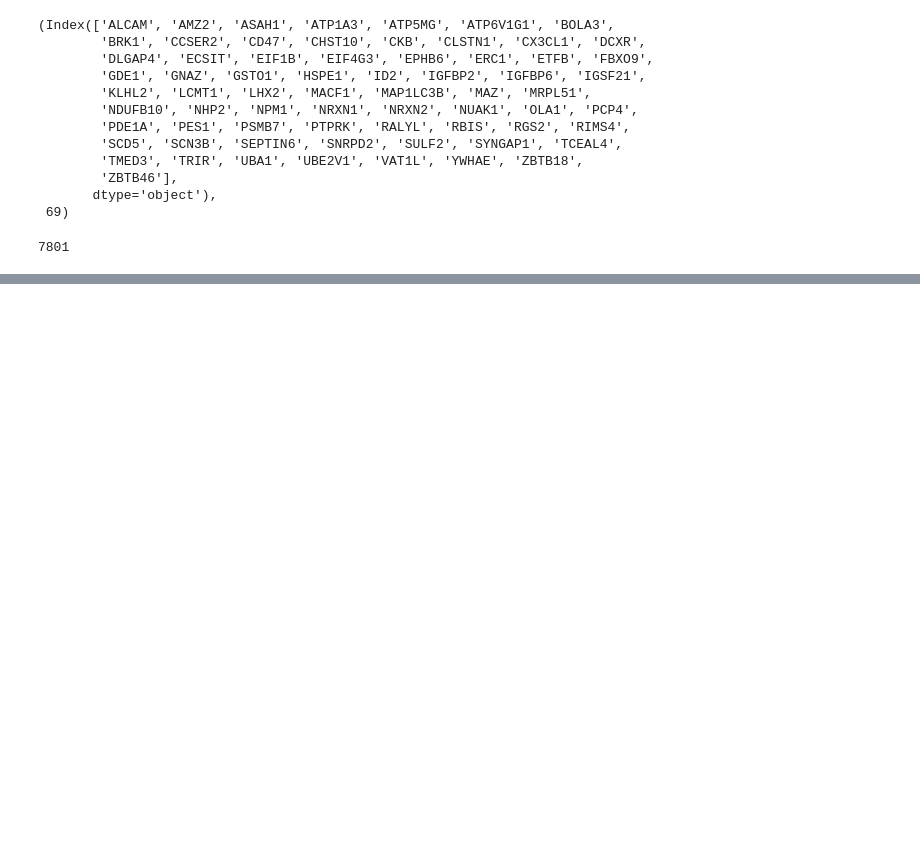
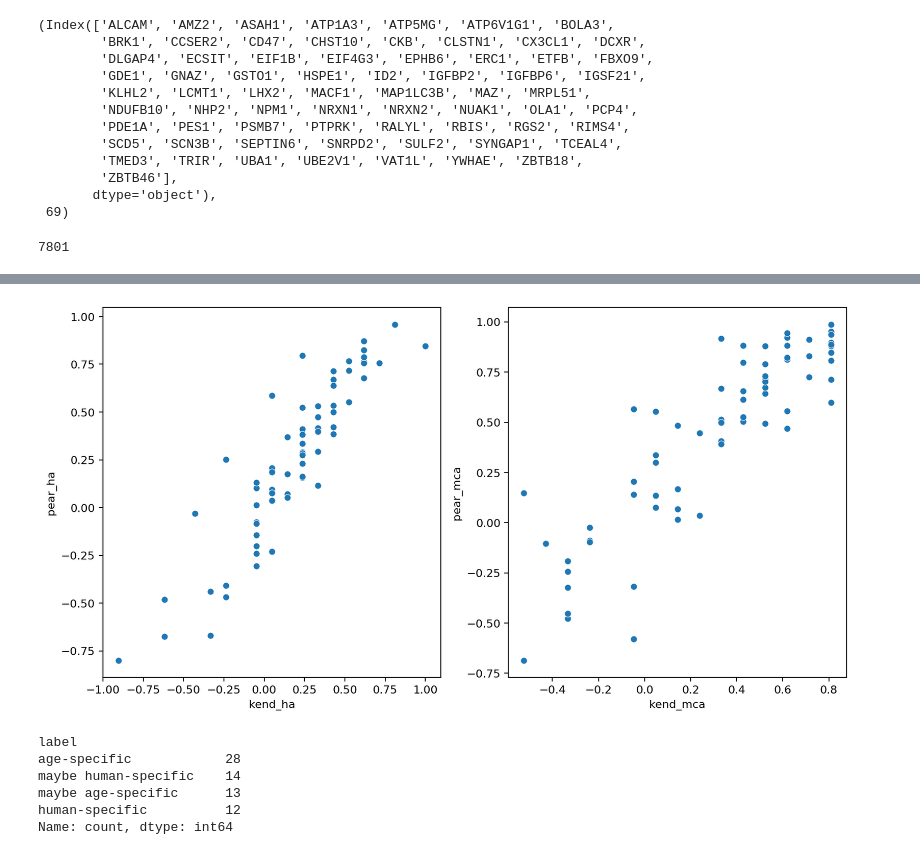
Before and after one commit to Claptar/spatialMPFC, a Jupyter notebook: human_specific_genes/human_specific_genes.ipynb, the cells around one changed output, grey strips where cells are left out. Saved outputs shown, nothing was run; the diff lists cells and outputs as text; code cells hidden in the pictures; blank space fills up the shorter version.

```diff
--- a/human_specific_genes/human_specific_genes.ipynb
+++ b/human_specific_genes/human_specific_genes.ipynb
@@ -340,0 +239,24 @@ plt.show()
+# %%
+fig, ax = plt.subplots(1, 2, figsize=(12, 6), dpi=80)
+sns.scatterplot(x=corr_df['kend_ha'], y=corr_df['pear_ha'], ax=ax[0])
+ax[0].grid(False)
+
+sns.scatterplot(corr_df, x=corr_df['kend_mca'], y=corr_df['pear_mca'], ax=ax[1])
+ax[1].grid(False)
+# %% [output]
+[figure, added]
+# %%
+corr_df['label'] = 'Zero'
+corr = "spear_diff"
+corr_df.loc[corr_df[corr] > 0.3, 'label'] = 'human-specific'
+corr_df.loc[(corr_df[corr] > 0) & (corr_df[corr] <= 0.3), 'label'] = 'maybe human-specific'
+corr_df.loc[(corr_df[corr] < 0) & (corr_df[corr] >= -0.3), 'label'] = 'maybe age-specific'
+corr_df.loc[corr_df[corr] < -0.3, 'label'] = 'age-specific'
+corr_df.label.value_counts()
+# %% [output]
+label
+age-specific            28
+maybe human-specific    14
+maybe age-specific      13
+human-specific          12
+Name: count, dtype: int64
```
Also changed, not shown: parts of 70 cells of this notebook.
